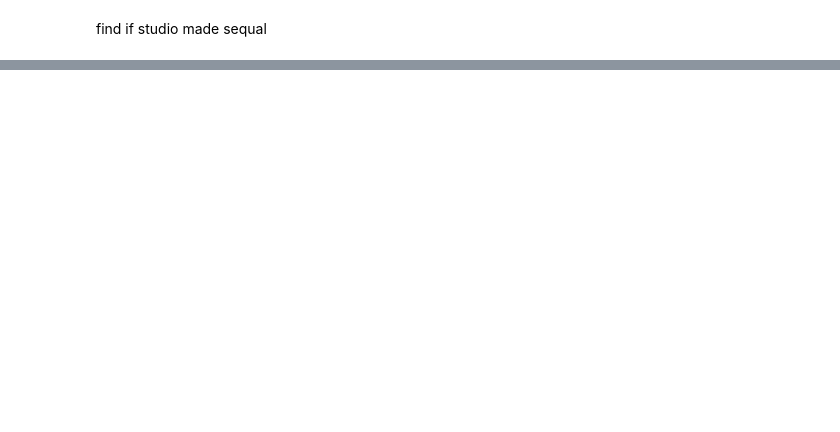
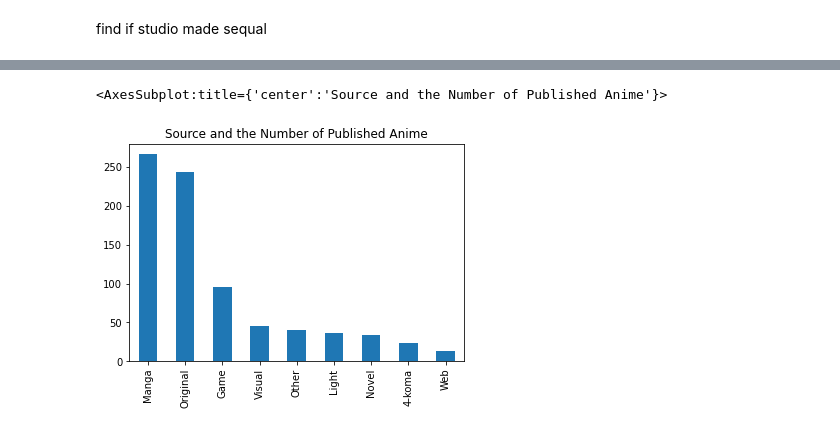
Before and after one commit to TamirIsCool/DataScIntro, a Jupyter notebook: Classification/WebScraping/prediction_groundwork_for_tommorow.ipynb, the cells around one changed output, grey strips where cells are left out. Saved outputs shown, nothing was run; the diff lists cells and outputs as text; code cells hidden in the pictures; blank space fills up the shorter version.

```diff
--- a/Classification/WebScraping/prediction_groundwork_for_tommorow.ipynb
+++ b/Classification/WebScraping/prediction_groundwork_for_tommorow.ipynb
@@ -130,0 +131,7 @@ df_popularity_count.plot(kind = 'bar')
+# %%
+plt.title('Source and the Number of Published Anime')
+source_appearances = df['Source Type'].value_counts()
+source_appearances[source_appearances>10].plot(kind = 'bar')
+# %% [output]
+<AxesSubplot:title={'center':'Source and the Number of Published Anime'}>
+[figure, added]
```
Also changed, not shown: parts of 4 cells of this notebook.
